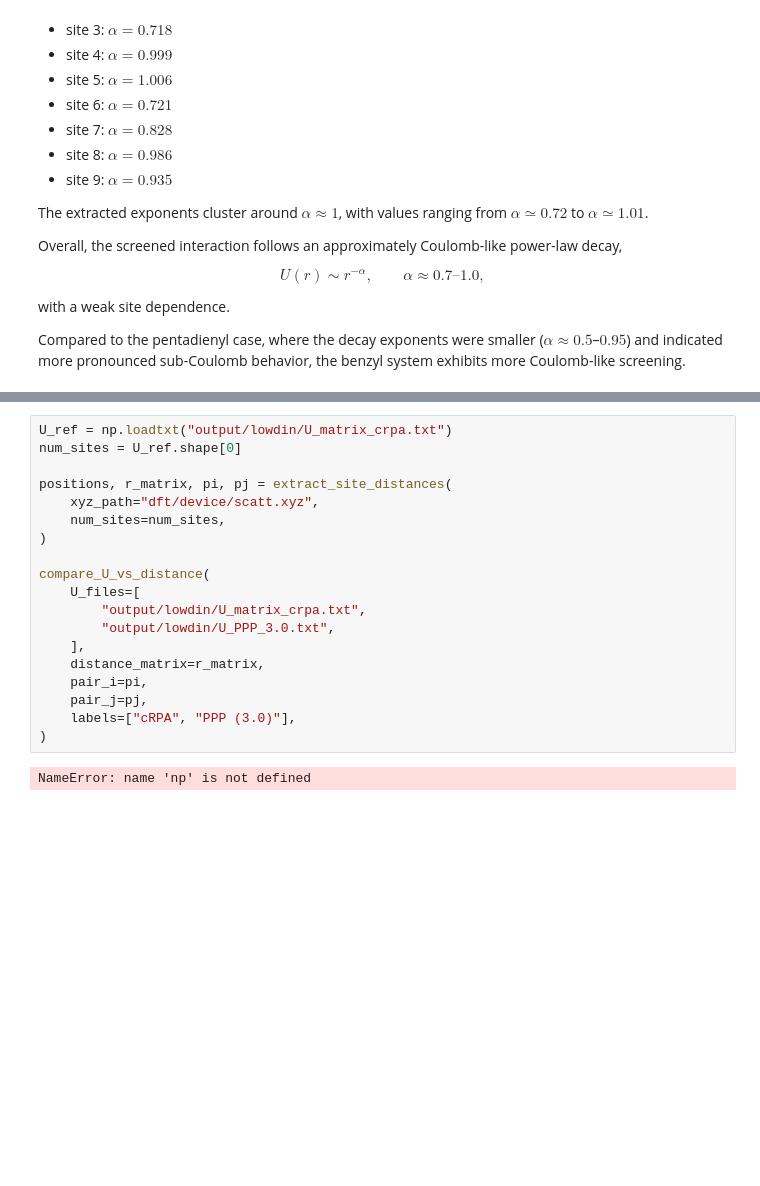
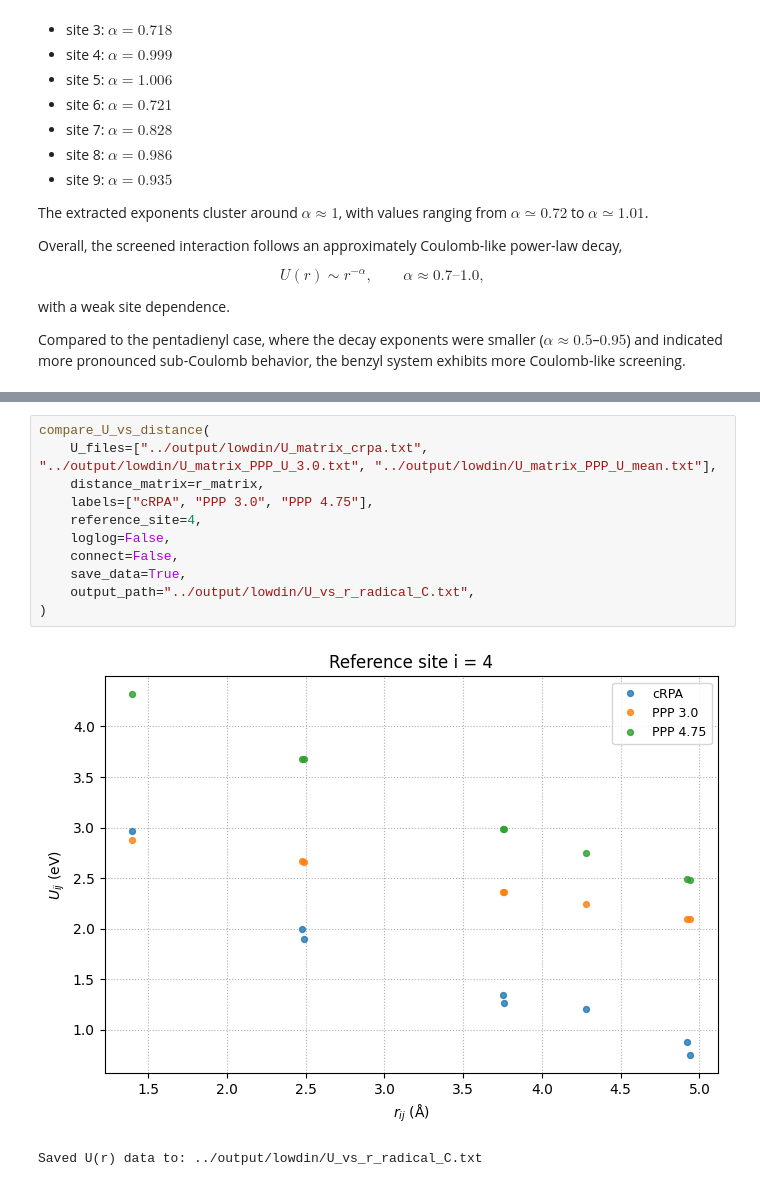
Before and after one commit to aj0337/qtpyt-tests, a Jupyter notebook: strongly_correlated_open_shell/AuBDA13CH2/production_run/referee_response/U_vs_r_analysis.ipynb, the cells around one changed output, grey strips where cells are left out. Cells and saved outputs as stored; diff of their text form; blank space fills up the shorter version.

```diff
--- a/strongly_correlated_open_shell/AuBDA13CH2/production_run/referee_response/U_vs_r_analysis.ipynb
+++ b/strongly_correlated_open_shell/AuBDA13CH2/production_run/referee_response/U_vs_r_analysis.ipynb
@@ -352,21 +557,14 @@ def compare_U_vs_distance(
 # %%
-U_ref = np.loadtxt("output/lowdin/U_matrix_crpa.txt")
-num_sites = U_ref.shape[0]
-
-positions, r_matrix, pi, pj = extract_site_distances(
-    xyz_path="dft/device/scatt.xyz",
-    num_sites=num_sites,
+compare_U_vs_distance(
+    U_files=["../output/lowdin/U_matrix_crpa.txt", "../output/lowdin/U_matrix_PPP_U_3.0.txt", "../output/lowdin/U_matrix_PPP_U_mean.txt"],
+    distance_matrix=r_matrix,
+    labels=["cRPA", "PPP 3.0", "PPP 4.75"],
+    reference_site=4,
+    loglog=False,
+    connect=False,
+    save_data=True,
+    output_path="../output/lowdin/U_vs_r_radical_C.txt",
 )
-
-compare_U_vs_distance(
-    U_files=[
-        "output/lowdin/U_matrix_crpa.txt",
-        "output/lowdin/U_PPP_3.0.txt",
-    ],
-    distance_matrix=r_matrix,
-    pair_i=pi,
-    pair_j=pj,
-    labels=["cRPA", "PPP (3.0)"],
-)
 # %% [output]
+[figure, added]
-NameError: name 'np' is not defined
+Saved U(r) data to: ../output/lowdin/U_vs_r_radical_C.txt
```
Also changed, not shown: parts of 8 cells of this notebook, 1 other file.
